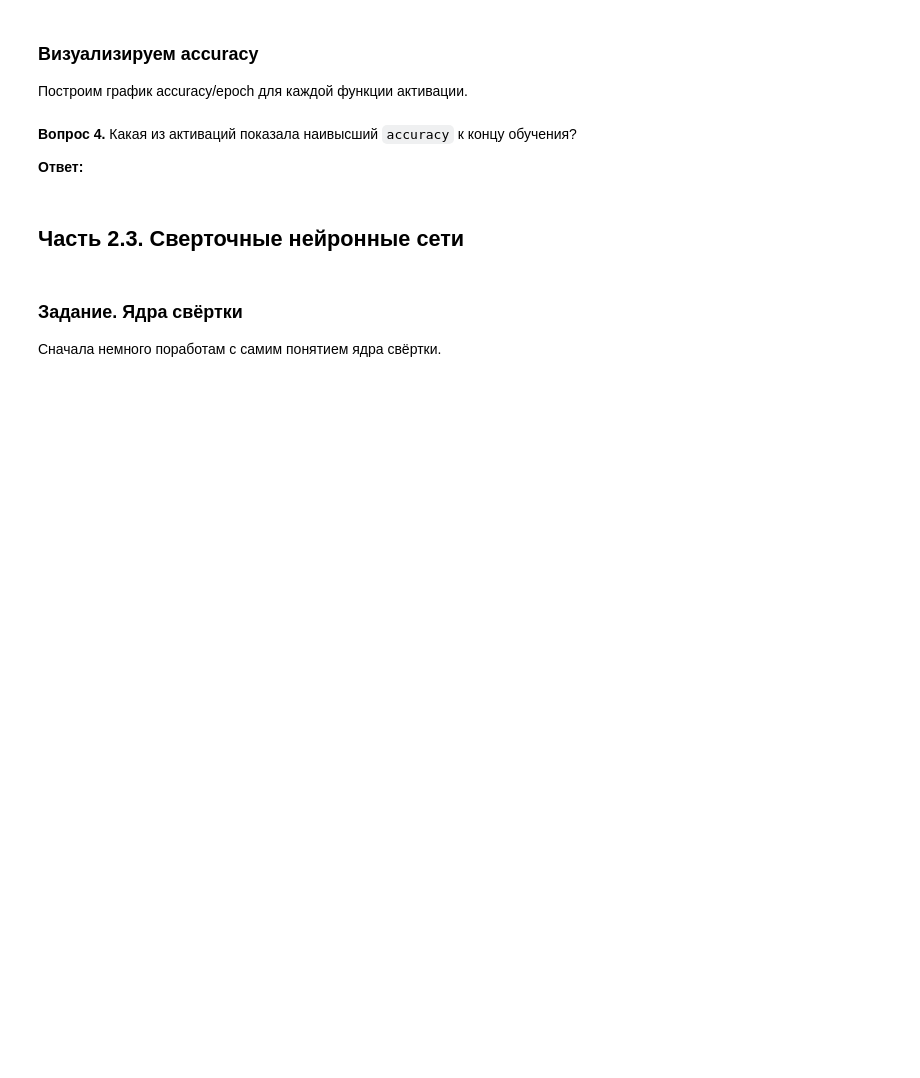
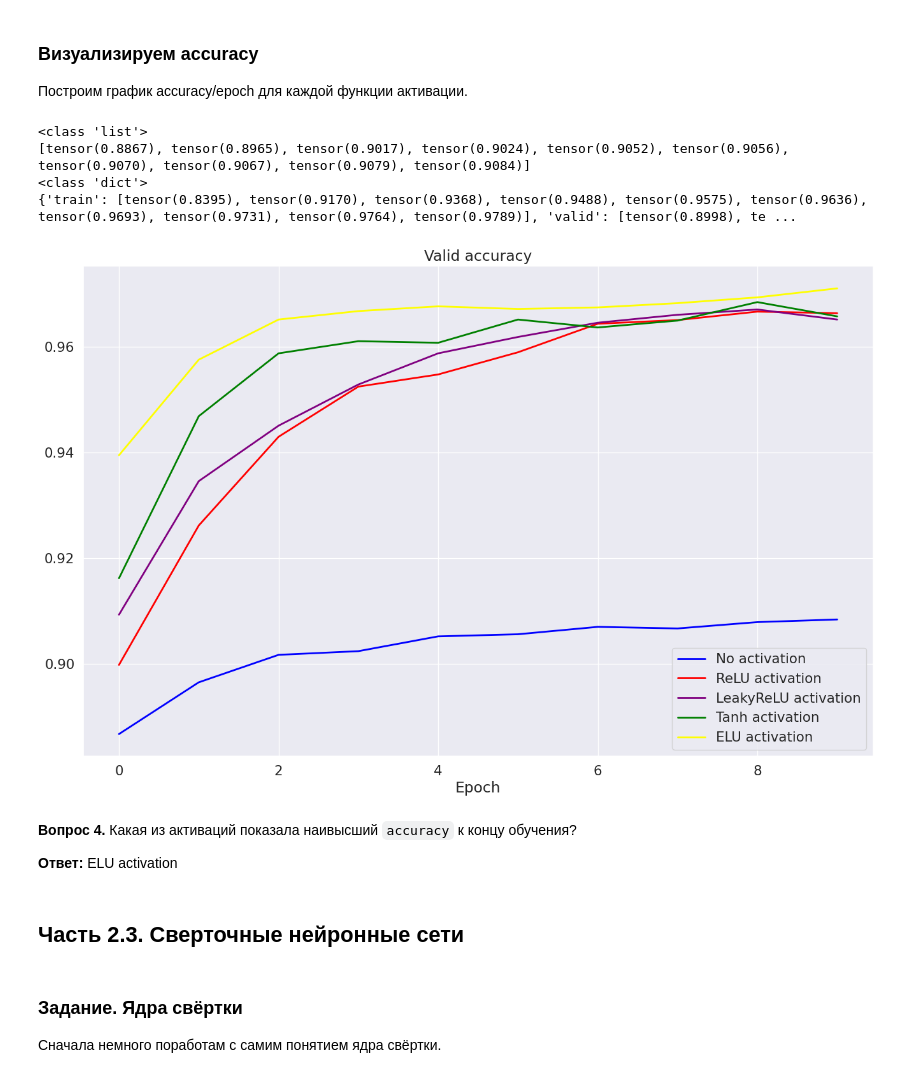
Before and after one commit to IgZu2/ML_CK, a Jupyter notebook: week_05_convolutional_nets/Homework/hw_4_conv_cnn.ipynb, the cells around one changed output. Saved outputs shown, nothing was run; the diff lists cells and outputs as text; code cells hidden in the pictures; blank space fills up the shorter version.

```diff
--- a/week_05_convolutional_nets/Homework/hw_4_conv_cnn.ipynb
+++ b/week_05_convolutional_nets/Homework/hw_4_conv_cnn.ipynb
@@ -889,17 +887,23 @@ NameError: name 'accuracy' is not defined
 # %% [markdown]
 Оценку для остальных функций активации реализуем при помощи функции, которая будет инициировать и обучать модель с необходимой функцией активации:
 # %%
+
 def test_activation_function(activation):
     model = nn.Sequential(
-
+      nn.Flatten(),
+      nn.Linear(in_features=784,out_features=128),
+      activation,
+      nn.Linear(in_features=128,out_features=128),
+      activation,
+      nn.Linear(in_features=128,out_features=10)
         #YOUR CODE
         )
-    optimizer = #YOUR CODE
-    accuracy = train_func(model =  <YOUR CODE>, num_epochs = max_epochs, dataloaders =  <YOUR CODE>, optimizer = optimizer, loss_func = criterion)
+    optimizer = torch.optim.Adam(model.parameters())#YOUR CODE
+    accuracy = train_func(model =  model, num_epochs = max_epochs, dataloaders =  loaders_MNIST, optimizer = optimizer, loss_func = criterion)
 
     return accuracy
 # %%
 plain_accuracy = test_activation_function(activation = nn.Identity())['valid'] #There is no non-linearity
-relu_accuracy = #YOUR CODE
-leaky_relu_accuracy = #YOUR CODE
-tanh_accuracy = #YOUR CODE
+relu_accuracy = test_activation_function(nn.ReLU())#YOUR CODE
+leaky_relu_accuracy = test_activation_function(nn.LeakyReLU())#YOUR CODE
+tanh_accuracy = test_activation_function(nn.Tanh())#YOUR CODE
@@ -906,23 +939,35 @@ tanh_accuracy = #YOUR CODE
 # %% [markdown]
 ### Визуализируем accuracy
 Построим график accuracy/epoch для каждой функции активации.
+# %%
+print(type(plain_accuracy))
+print(plain_accuracy)
+print(type(relu_accuracy))
+print(relu_accuracy)
+# %% [output]
+<class 'list'>
+[tensor(0.8867), tensor(0.8965), tensor(0.9017), tensor(0.9024), tensor(0.9052), tensor(0.9056), tensor(0.9070), tensor(0.9067), tensor(0.9079), tensor(0.9084)]
+<class 'dict'>
+{'train': [tensor(0.8395), tensor(0.9170), tensor(0.9368), tensor(0.9488), tensor(0.9575), tensor(0.9636), tensor(0.9693), tensor(0.9731), tensor(0.9764), tensor(0.9789)], 'valid': [tensor(0.8998), te ...
 # %%
 sns.set(style="darkgrid", font_scale=1.4)
 
 plt.figure(figsize=(16, 10))
 plt.title("Valid accuracy")
 plt.plot(range(max_epochs), plain_accuracy, label="No activation", linewidth=2, color = 'blue')
-plt.plot(range(max_epochs), relu_accuracy, label="ReLU activation", linewidth=2, color = 'red')
-plt.plot(range(max_epochs), leaky_relu_accuracy, label="LeakyReLU activation", linewidth=2, color = 'purple')
-plt.plot(range(max_epochs), tanh_accuracy, label="Tanh activation", linewidth=2, color = 'green')
+plt.plot(range(max_epochs), relu_accuracy['valid'], label="ReLU activation", linewidth=2, color = 'red')
+plt.plot(range(max_epochs), leaky_relu_accuracy['valid'], label="LeakyReLU activation", linewidth=2, color = 'purple')
+plt.plot(range(max_epochs), tanh_accuracy['valid'], label="Tanh activation", linewidth=2, color = 'green')
 plt.plot(range(max_epochs), elu_accuracy, label="ELU activation", linewidth=2, color = 'yellow')
 plt.legend()
 plt.xlabel("Epoch")
 plt.show()
+# %% [output]
+[figure, added]
 # %% [markdown]
 **Вопрос 4.** Какая из активаций показала наивысший `accuracy` к концу обучения?
 
-**Ответ:**
+**Ответ:** ELU activation
 # %% [markdown]
 ## Часть 2.3. Сверточные нейронные сети
 # %% [markdown]
```
Also changed, not shown: parts of 6 cells of this notebook.
